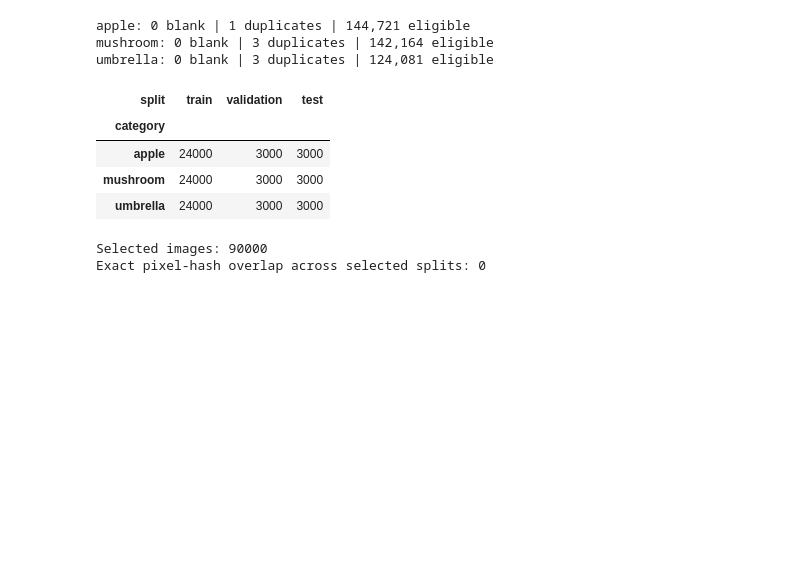
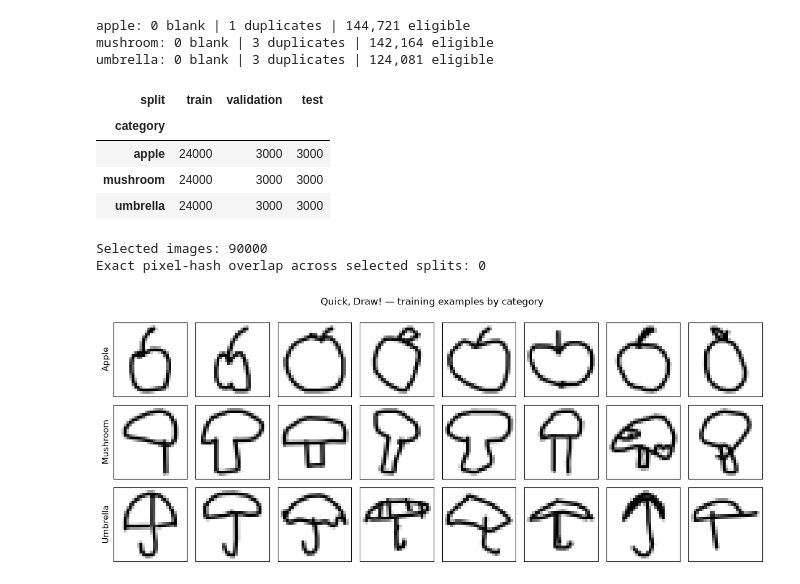
Before and after one commit to ashlabs/sketch-generation-vae, a Jupyter notebook: generative_model.ipynb, the cells around one changed output. Drawn from its saved outputs; the diff is of its cells as text; code cells hidden in the pictures; blank space fills up the shorter version.

Commit message:
Save multi-category dataset preview in notebook

```diff
--- a/generative_model.ipynb
+++ b/generative_model.ipynb
@@ -1346,3 +1346,42 @@ umbrella: 0 blank | 3 duplicates | 124,081 eligible
 | umbrella | 24000 | 3000 | 3000 |
 Selected images: 90000
 Exact pixel-hash overlap across selected splits: 0
+# %%
+fig, axes = plt.subplots(3, 8, figsize=(12, 5))
+
+for row, category in enumerate(CATEGORIES):
+    # Preview training images only; keep the test set untouched.
+    candidates = multicategory_manifest.loc[
+        (multicategory_manifest["category"] == category)
+        & (multicategory_manifest["split"] == "train")
+    ]
+
+    rng = np.random.default_rng(SEED + CATEGORY_TO_ID[category])
+    positions = rng.choice(len(candidates), size=8, replace=False)
+    selected = candidates.iloc[positions]
+
+    for column, source_index in enumerate(selected["source_index"]):
+        ax = axes[row, column]
+        ax.imshow(
+            category_images[category][int(source_index)].reshape(28, 28),
+            cmap="gray_r",
+            vmin=0,
+            vmax=255,
+            interpolation="nearest",
+        )
+        ax.set_xticks([])
+        ax.set_yticks([])
+
+        if column == 0:
+            ax.set_ylabel(category.capitalize(), fontsize=11)
+
+fig.suptitle("Quick, Draw! — training examples by category")
+fig.tight_layout()
+fig.savefig(
+    PROJECT_ROOT / "figures" / "multicategory_training_examples.png",
+    dpi=150,
+    bbox_inches="tight",
+)
+plt.show()
+# %% [output]
+[figure, added]
```
